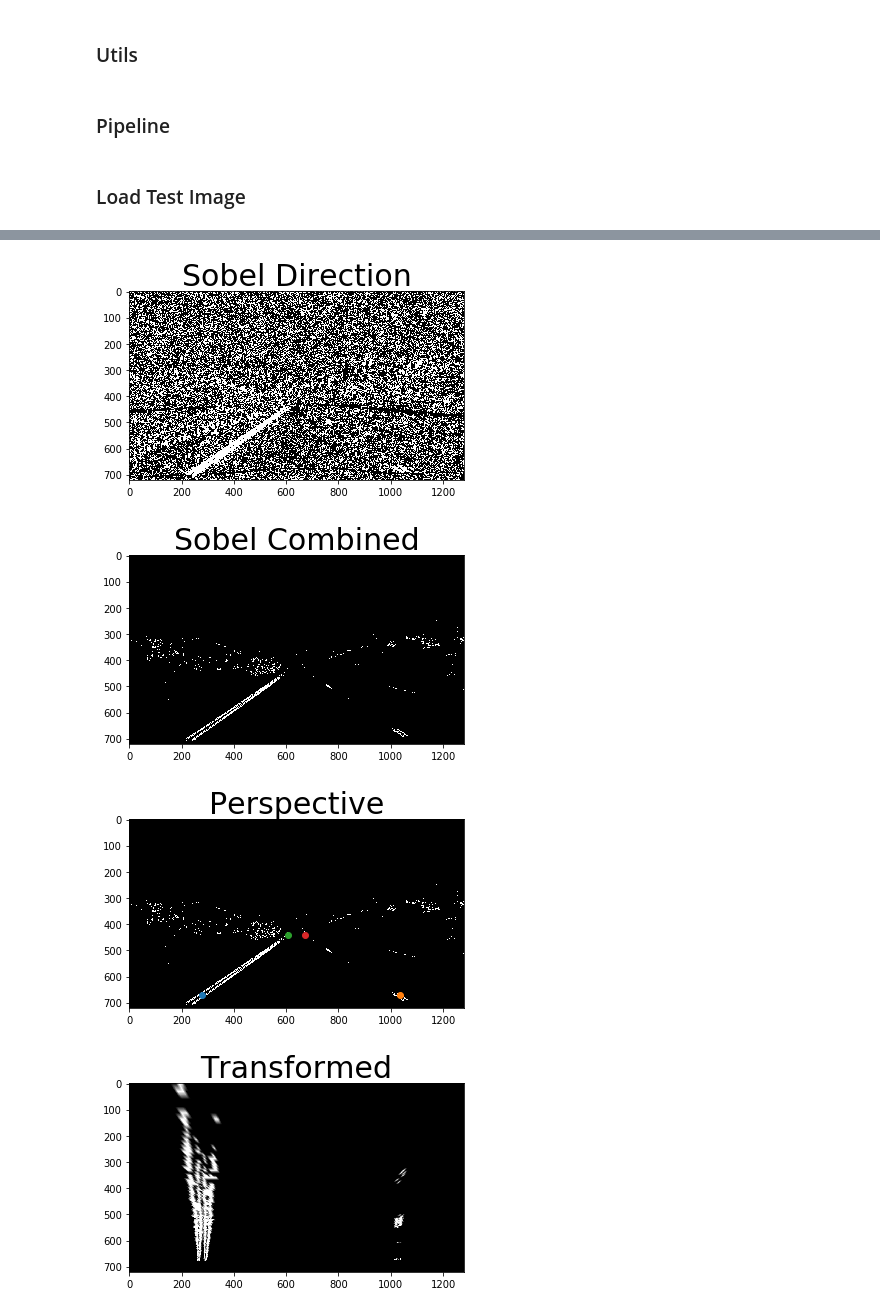
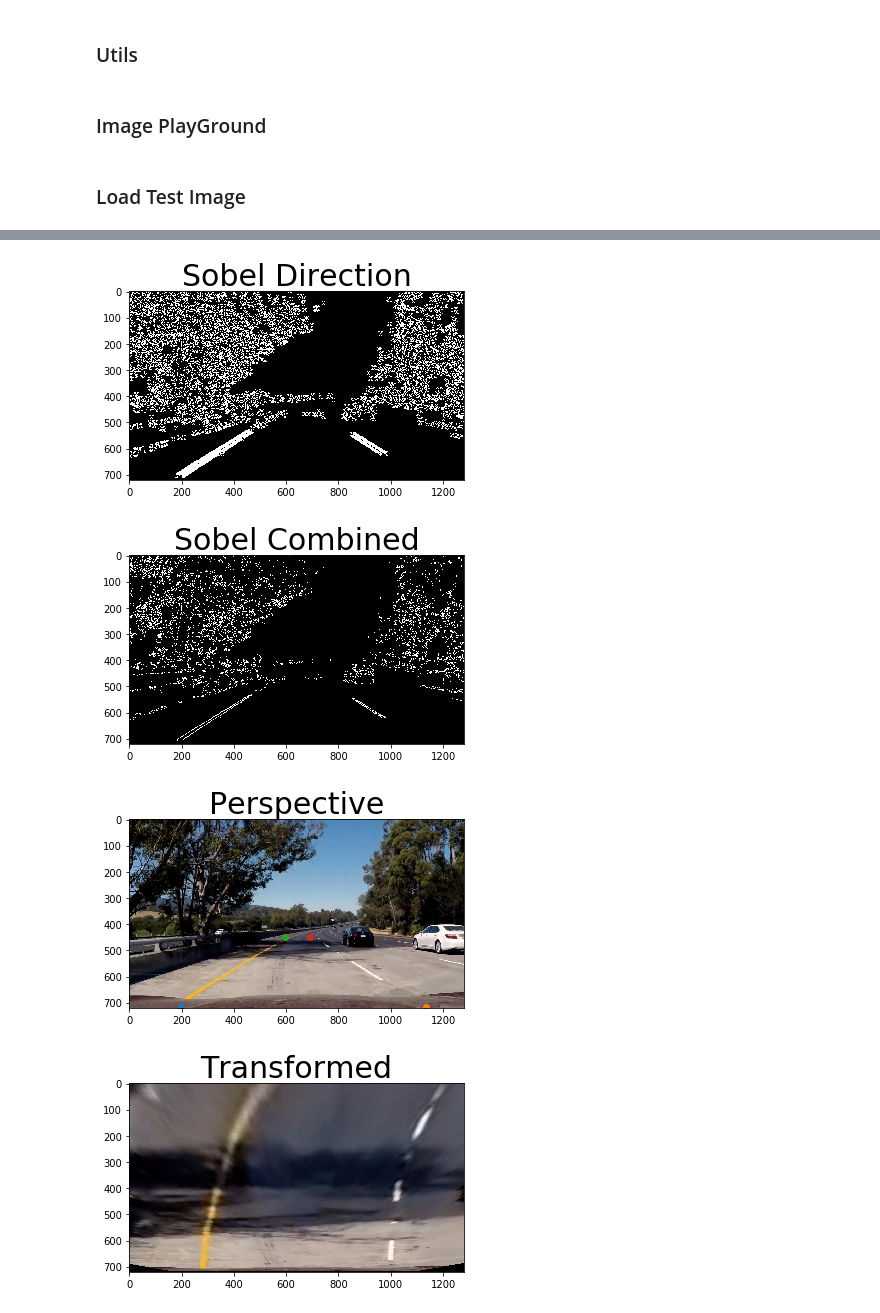
Before and after one commit to Maesla/Advanced-Lane-Lines, a Jupyter notebook: advance_lane_lines.ipynb, the cells around one changed output, grey strips where cells are left out. Cells and saved outputs as stored; diff of their text form; code cells hidden in the pictures.

Commit message:
- Image Preprocessing Ready

```diff
--- a/advance_lane_lines.ipynb
+++ b/advance_lane_lines.ipynb
@@ -122,5 +143,5 @@ def plot_image(index, img, title, mode = 'RBG', points = []):
-# %% [markdown]
-### Pipeline
+# %% [markdown]
+### Image PlayGround
 # %%
 import numpy as np
 
@@ -136,7 +157,7 @@ def to_saturation(img, thresh = (90, 255)):
     S = hls[:,:,2]
     binary = np.zeros_like(S)
     binary[(S > thresh[0]) & (S <= thresh[1])] = 1
-    return S
+    return binary
 
 def sobel_thresh(img, orient='x', sobel_kernel=3, thresh=(0, 255)):
     dx = 1
@@ -184,24 +205,28 @@ def sobel_direction(img, sobel_kernel=3, thresh=(0, np.pi/2)):
 
 def sobel_combined(img):
     ksize = 3
-    gradx = sobel_thresh(img, orient='x', sobel_kernel=ksize, thresh=(30, 255))
-    grady = sobel_thresh(img, orient='y', sobel_kernel=ksize, thresh=(30, 255))
+    gradx = sobel_thresh(img, orient='x', sobel_kernel=ksize, thresh=(100, 255))
+    grady = sobel_thresh(img, orient='y', sobel_kernel=ksize, thresh=(100, 255))
     mag_binary = sobel_magnitude(img, sobel_kernel=ksize, mag_thresh=(30, 255))
     dir_binary = sobel_direction(img, sobel_kernel=15, thresh=(0.7, 1.3))
 
     combined = np.zeros_like(dir_binary)
     #combined[((gradx == 1) & (grady == 1)) | ((mag_binary == 1) & (dir_binary == 1))] = 1
     #combined[((gradx == 1) & (grady == 1)) & ((mag_binary == 1) & (dir_binary == 1))] = 1
-    combined[((gradx == 1) | (grady == 1)) & ((mag_binary == 1) & (dir_binary == 1))] = 1
+    combined[((gradx == 1) & (grady == 1)) | ((mag_binary == 1) & (dir_binary == 1))] = 1
 
 
     return combined
 
-def perspective_transform(img, src,dst):
+def perspective_transform_full_process(img, src,dst):
     M = cv2.getPerspectiveTransform(src, dst)
     img_size = (img.shape[1], img.shape[0])
     warped = cv2.warpPerspective(img, M, img_size, flags=cv2.INTER_LINEAR)
     return warped;
+
+def perspective_transform(img, src,dst, M, image_size):
+    warped = cv2.warpPerspective(img, M, img_size, flags=cv2.INTER_LINEAR)
+    return warped;
 # %% [markdown]
 ### Load Test Image
 # %%
@@ -209,7 +234,8 @@ import cv2
 import pickle
 
 test_image_folder = './test_images'
-test_image_path = test_image_folder + '/straight_lines1.jpg'
+#test_image_path = test_image_folder + '/straight_lines1.jpg'
+test_image_path = test_image_folder + '/test5.jpg'
 test_image = cv2.imread(test_image_path)
 
 calibration_folder = './camera_cal'
@@ -224,14 +250,14 @@ undistorted_img = undistort_image(test_image, mtx, dist)
 
 plot_image(1,undistorted_img, 'Undistorted', mode = 'BGR')
 
-color_threshold = to_saturation(undistorted_img)
+color_threshold = to_saturation(undistorted_img, thresh = (170, 255))
 plot_image(1,color_threshold, 'Color Threshold', mode = 'GRAY')
 
-sobel = sobel_thresh(color_threshold, orient='x', sobel_kernel=3, thresh=(30, 100))
+sobel = sobel_thresh(color_threshold, orient='x', sobel_kernel=3, thresh=(20, 100))
 
 plot_image(2,sobel, 'Sobel', mode = 'GRAY')
 
-sobel_mag = sobel_magnitude(color_threshold, sobel_kernel=3, mag_thresh=(30, 100))
+sobel_mag = sobel_magnitude(color_threshold, sobel_kernel=3, mag_thresh=(100, 255))
 plot_image(3,sobel_mag, 'Sobel Magnitude', mode = 'GRAY')
 
 
@@ -241,13 +267,34 @@ plot_image(4,sobel_dir, 'Sobel Direction', mode = 'GRAY')
 sobel_comb = sobel_combined(color_threshold)
 plot_image(5,sobel_comb, 'Sobel Combined', mode = 'GRAY')
 
-p = [[280,670],[1034, 670],[607,443],[673,443]]
+# = [[280,670],[1034, 670],[560,475],[725,475]]
+p = [[197,715],[1136, 715],[594,447],[691,447]]
 
-plot_image(6,sobel_comb, 'Perspective', mode = 'GRAY', points = p)
+plot_image(6,test_image, 'Perspective', mode = 'BGR', points = p)
 
 src = np.float32(p)
-dest = np.float32([[280,670],[1034, 670],[280,0],[1034,0]])
+#dest = np.float32([[280,670],[1034, 670],[280,0],[1034,0]])
+#dest = np.float32([p[0],p[1],[280,0],[1034,0]])
+#dest = np.float32(squared_points(src, top = 0))
 
-perspective_trasformed = perspective_transform(sobel_comb, src, dest)
-plot_image(7,perspective_trasformed, 'Transformed', mode = 'GRAY')
+bottom_left = src[0]
+bottom_right = src[1]
+top_left = src[2]
+top_right = src[3]
+
+new_bottom_left = [300,bottom_left[1]]
+new_bottom_right = [1000,bottom_right[1]]
+new_top_left = [300,0]
+new_top_right = [1000,0]
+
+dest = []
+dest.append(new_bottom_left)
+dest.append(new_bottom_right)
+dest.append(new_top_left)
+dest.append(new_top_right)
+dest = np.float32(dest)
+
+
+perspective_trasformed = perspective_transform_full_process(test_image, src, dest)
+plot_image(7,perspective_trasformed, 'Transformed', mode = 'BGR')
 # %% [output]
@@ -258,4 +305,4 @@ plot_image(7,perspective_trasformed, 'Transformed', mode = 'GRAY')
-[figure, old version]
+[figure, new version]
-[figure, old version]
+[figure, new version]
-[figure, old version]
+[figure, new version]
-[figure, old version]
+[figure, new version]
```
Also changed, not shown: parts of 5 cells of this notebook, 1 other file.
